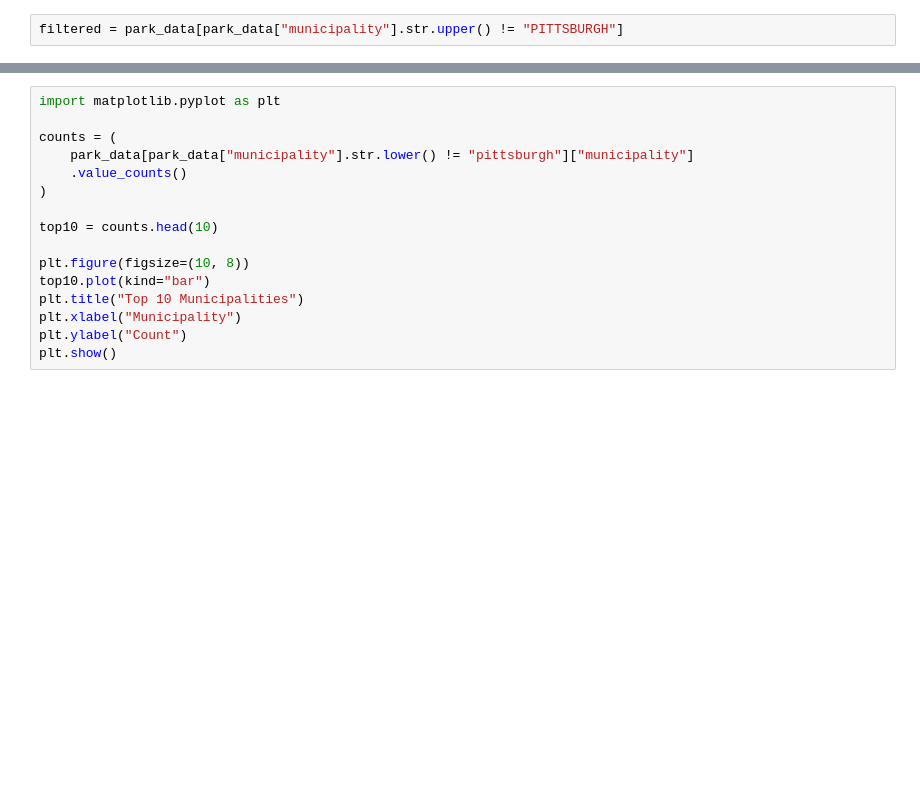
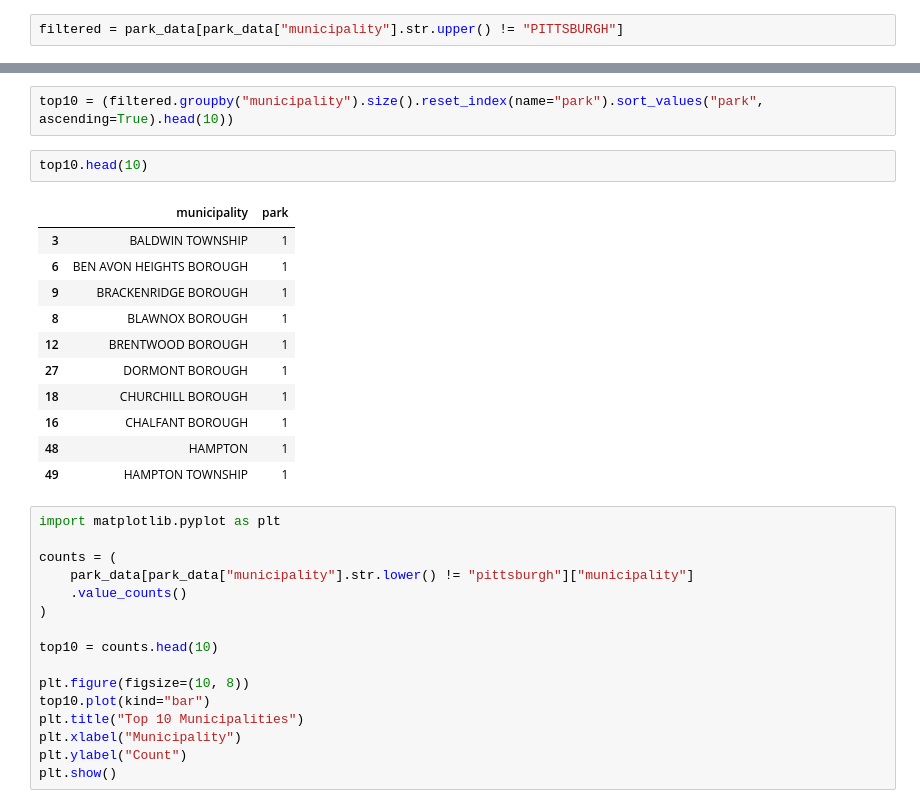
Before and after one commit to aneeshakandala/final_project_cmpinf0011_teamUHA, a Jupyter notebook: Hallie.ipynb, the cells around one changed output, grey strips where cells are left out. Saved outputs shown, nothing was run; the diff lists cells and outputs as text; blank space fills up the shorter version.

```diff
--- a/Hallie.ipynb
+++ b/Hallie.ipynb
@@ -84,3 +88,19 @@ top5.head(10)
+# %%
+top10 = (filtered.groupby("municipality").size().reset_index(name="park").sort_values("park", ascending=True).head(10))
+# %%
+top10.head(10)
+# %% [output]
+|  | municipality | park |
+| 3 | BALDWIN TOWNSHIP | 1 |
+| 6 | BEN AVON HEIGHTS BOROUGH | 1 |
+| 9 | BRACKENRIDGE BOROUGH | 1 |
+| 8 | BLAWNOX BOROUGH | 1 |
+| 12 | BRENTWOOD BOROUGH | 1 |
+| 27 | DORMONT BOROUGH | 1 |
+| 18 | CHURCHILL BOROUGH | 1 |
+| 16 | CHALFANT BOROUGH | 1 |
+| 48 | HAMPTON | 1 |
+| 49 | HAMPTON TOWNSHIP | 1 |
 # %%
 import matplotlib.pyplot as plt
 
```
Also changed, not shown: parts of 8 cells of this notebook.
